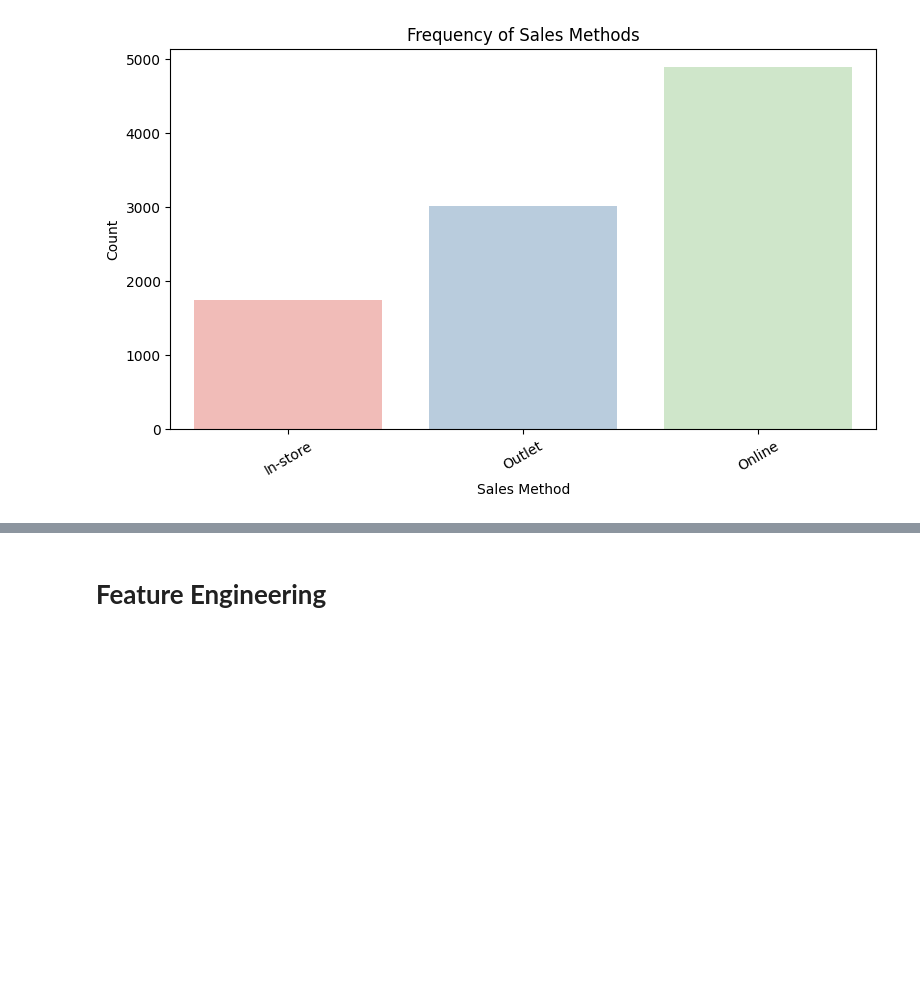
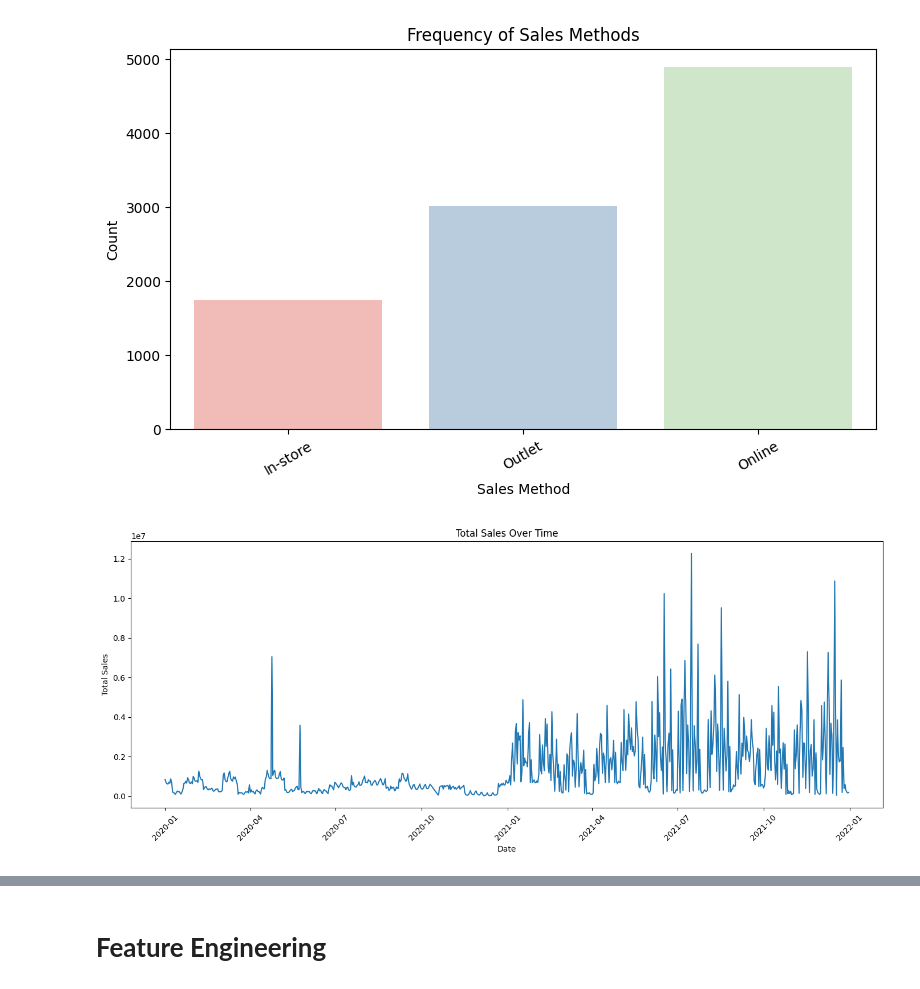
Before and after one commit to youssef-113/BrainWave-Matrix-Solution-intern, a Jupyter notebook: Analysis-DataSet.ipynb, the cells around one changed output, grey strips where cells are left out. Saved outputs shown, nothing was run; the diff lists cells and outputs as text; code cells hidden in the pictures; blank space fills up the shorter version.

```diff
--- a/Analysis-DataSet.ipynb
+++ b/Analysis-DataSet.ipynb
@@ -483,3 +486,16 @@ plt.show()
 # %% [output]
 Passing `palette` without assigning `hue` is deprecated and will be removed in v0.14.0. Assign the `x` variable to `hue` and set `legend=False` for the same effect.
 [figure]
+# %%
+df2_time = df.groupby('Invoice Date')['Total Sales'].sum().reset_index()
+plt.figure(figsize=(14, 6))
+sns.lineplot(x='Invoice Date', y='Total Sales', data=df2_time)
+plt.title('Total Sales Over Time')
+plt.xlabel('Date')
+plt.ylabel('Total Sales')
+plt.xticks(rotation=45)
+plt.tight_layout()
+plt.savefig('sales_over_time.png')
+plt.show()
+# %% [output]
+[figure, added]
```
Also changed, not shown: parts of 36 cells of this notebook, 5 other files.
